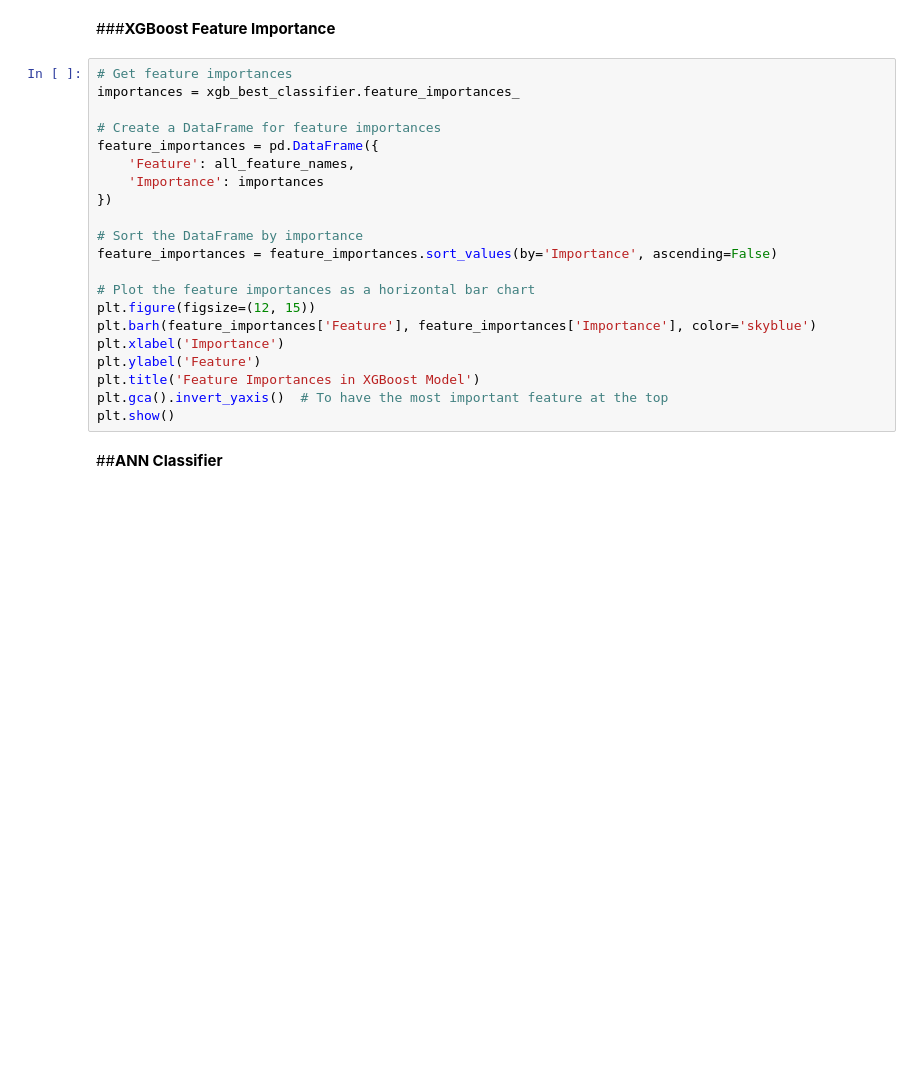
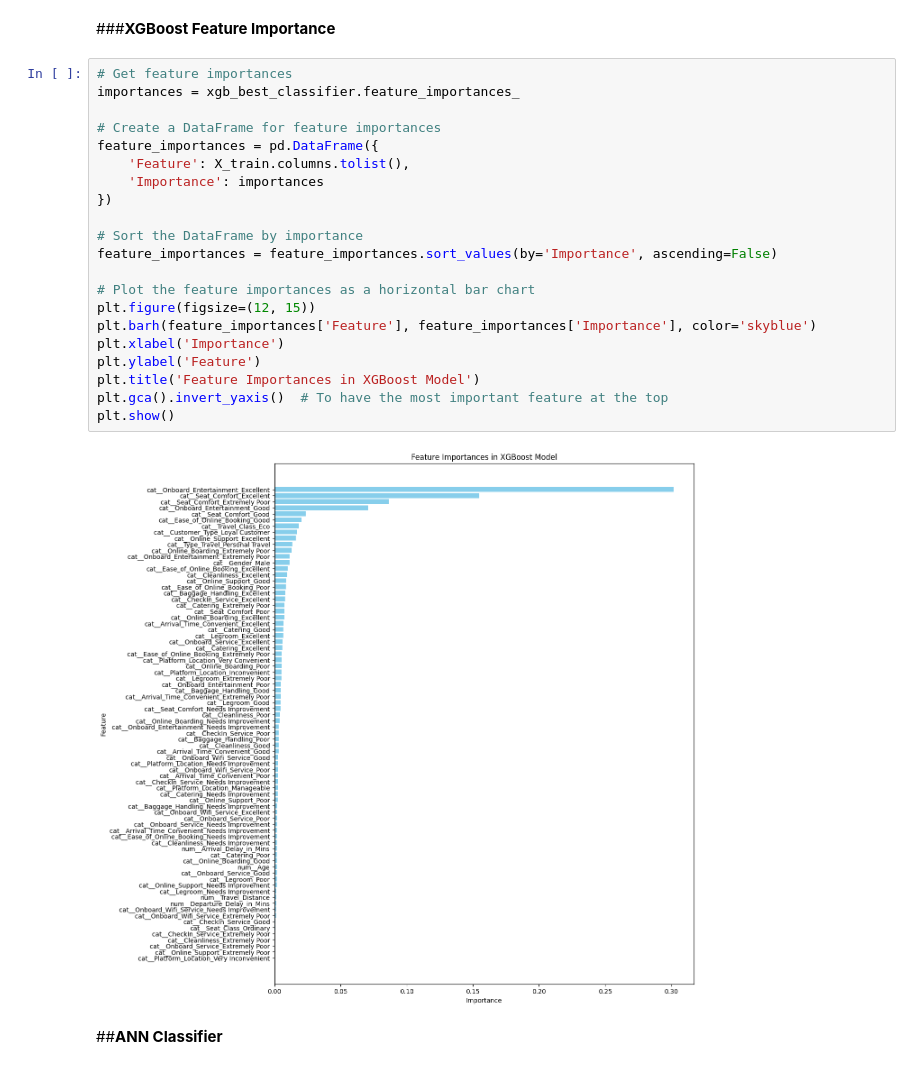
Before and after one commit to ktfrahm/datascience-projects, a Jupyter notebook: Shinkansen_Travel_Experience_Hackathon/Shinkansen_Travel_Experience.ipynb, the cells around one changed output. Cells and saved outputs as stored; diff of their text form; blank space fills up the shorter version.

```diff
--- a/Shinkansen_Travel_Experience_Hackathon/Shinkansen_Travel_Experience.ipynb
+++ b/Shinkansen_Travel_Experience_Hackathon/Shinkansen_Travel_Experience.ipynb
@@ -942,24 +977,26 @@ Elapsed time: 0:01:02.654125
 # %%
 # Get feature importances
 importances = xgb_best_classifier.feature_importances_
 
 # Create a DataFrame for feature importances
 feature_importances = pd.DataFrame({
-    'Feature': all_feature_names,
+    'Feature': X_train.columns.tolist(),
     'Importance': importances
 })
 
 # Sort the DataFrame by importance
 feature_importances = feature_importances.sort_values(by='Importance', ascending=False)
 
 # Plot the feature importances as a horizontal bar chart
 plt.figure(figsize=(12, 15))
 plt.barh(feature_importances['Feature'], feature_importances['Importance'], color='skyblue')
 plt.xlabel('Importance')
 plt.ylabel('Feature')
 plt.title('Feature Importances in XGBoost Model')
 plt.gca().invert_yaxis()  # To have the most important feature at the top
 plt.show()
+# %% [output]
+[figure, added]
 # %% [markdown]
 ##**ANN Classifier**
 # %%
```
Also changed, not shown: parts of 14 cells of this notebook.
